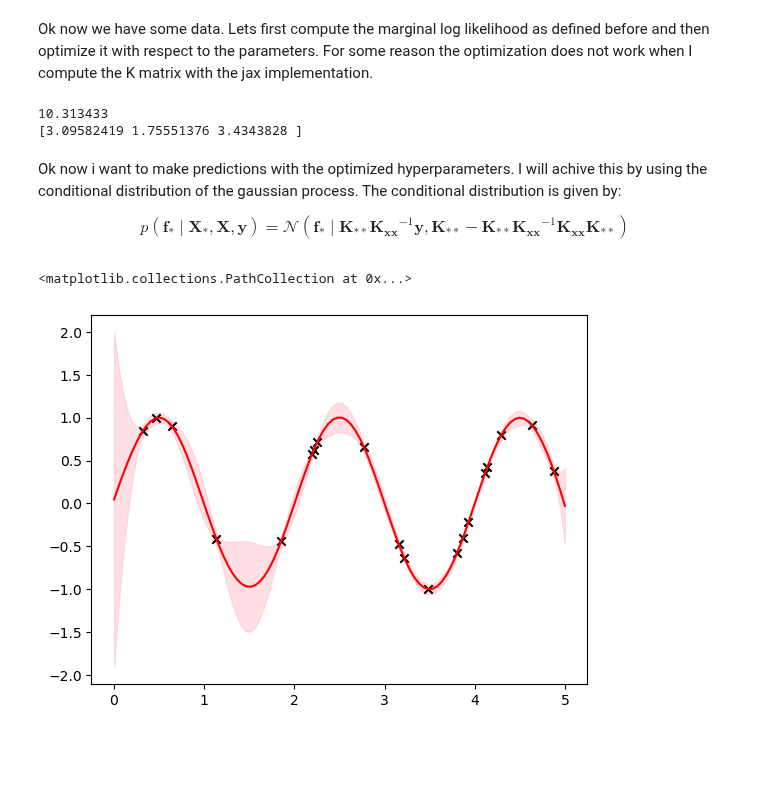
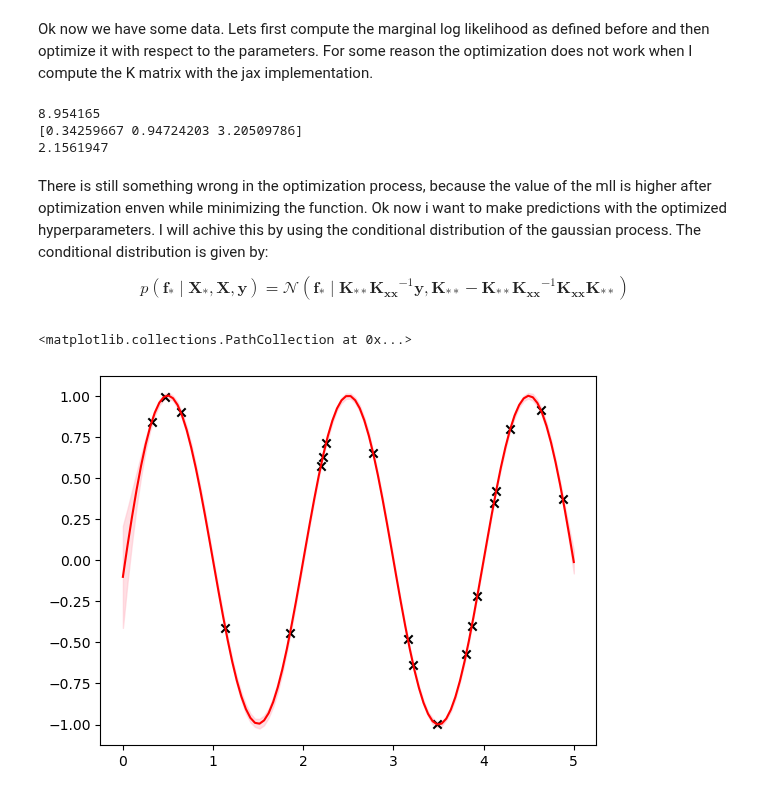
Before and after one commit to TobiLeitgeb/Code_bac, a Jupyter notebook: kernel_with_autograd.ipynb, the cells around one changed output. Saved outputs shown, nothing was run; the diff lists cells and outputs as text; code cells hidden in the pictures; blank space fills up the shorter version.

```diff
--- a/kernel_with_autograd.ipynb
+++ b/kernel_with_autograd.ipynb
@@ -174,4 +161,5 @@ Perfect! Both are the same.
 # %%
+@jit
 def B_autograd(x,x_bar, hyperparameters):
     params_rbf = hyperparameters[:2]
     nu = hyperparameters[2]
@@ -182,7 +170,8 @@ def B_autograd(x,x_bar, hyperparameters):
     second_derivative_x2 = grad(grad(rbf_kernel_single, argnums=1), argnums=1)
     second_derivative_x2_vectorized = vmap(vmap(second_derivative_x2, in_axes=(None, 0, None)), in_axes=(0, None, None))
 
-    return 2*nu**2*second_derivative_x2_vectorized(x, x_bar, params_rbf)
+    return -2*nu**2*second_derivative_x2_vectorized(x, x_bar, params_rbf)
+@jit
 def C_vectorized(x,x_bar,hyperparameters):
     params_rbf = hyperparameters[:2]
     nu = hyperparameters[2]
@@ -191,10 +180,15 @@ def C_vectorized(x,x_bar,hyperparameters):
     return nu**4*vectorized_rbf_kernel(x, x_bar, params_rbf)
 #compare with the scratch function
 hyperparameters = [1,3,4]
+x = np.linspace(0, 10, 100).reshape(-1,1)
+y = np.linspace(0, 10, 100).reshape(-1,1)
+x_1 = np.linspace(0, 10, 100)
+y_1 = np.linspace(0, 10, 100)
 print("B - comparison")
 # print(B_autograd(x_1,y_1,hyperparameters))
 # print(B_scratch(x,y,hyperparameters))
 print(np.allclose(B_autograd(x_1,y_1,hyperparameters),B_scratch(x,y,hyperparameters)), "B","\n")
+print((B_autograd(x_1,y_1,hyperparameters)-B_scratch(x,y,hyperparameters)).sum(),"B","\n")
 print("C - comparison")
 # print(C_vectorized(x_1,y_1,hyperparameters))
 # print(C_scratch(x,y,hyperparameters))
@@ -229,7 +225,7 @@ def create_derivative_matrix_jax(X, X_bar,noise, hyperparameters):
 
     return (A + B + C)
 # %%
-size = 50
+size = 100
 x_1, y_1 = np.linspace(0,1,size), np.linspace(0,2,size)
 hyperparameters = [1,3,4]
 x,y = np.linspace(0,1,size).reshape(-1,1), np.linspace(0,2,size).reshape(-1,1)
@@ -263,7 +259,7 @@ A = 1
 k = n * np.pi / L
 print(k, "k")
 n_samples = 20
-noise = 0.001
+noise = 0.0001
 # Compute the analytical solution
 def analytical_solution(x,k):
     return A*np.sin(k*x)
@@ -285,7 +281,7 @@ from scipy.optimize import minimize
 
 def log_marginal_likelihood(Kernel:callable, x,targets,data_noise,hyperparams):
     #gamma, sigma_f, nu = hyperparams[0],hyperparams[1],hyperparams[2
-    K = create_derivative_matrix_jax(x,x,data_noise,hyperparams) + data_noise * jnp.eye(len(x))
+    K = create_derivative_matrix_jax(x,x,data_noise,hyperparams) + data_noise * jnp.eye(len(x)) + 1e-6*jnp.eye(len(x)) #some extra jitter
 
     L = jnp.linalg.cholesky(K)
     alpha = jnp.linalg.solve(L.T, np.linalg.solve(L, targets))
@@ -306,7 +302,7 @@ def optimization_restarts(Kernel: callable,n_restarts, X, X_bar, targets, noise)
     best_mll = np.inf
     best_theta = np.zeros((3))
     for i in range(n_restarts):
-        rng = np.random.default_rng(seed=42)
+        rng = np.random.default_rng(seed=3)
         theta_initial = rng.uniform(0,4,3)
         res = minimize(log_marginal_likelihood_to_optimize(Kernel, X, targets, noise), x0=theta_initial,
                     method='L-BFGS-B', bounds=((1e-5, None), (1e-5, None), (1e-5, None)))
@@ -315,36 +311,38 @@ def optimization_restarts(Kernel: callable,n_restarts, X, X_bar, targets, noise)
             best_theta = res.x
     return best_theta
 
-res = optimization_restarts(create_derivative_matrix_jax,5,x_train,x_train,targets_train,noise)
+res = optimization_restarts(create_derivative_matrix_jax,100,x_train,x_train,targets_train,noise)
 print(res)
+print(log_marginal_likelihood(create_derivative_matrix_jax,x_train,targets_train,noise,hyperparams=res))
 # %% [output]
-10.313433
-[3.09582419 1.75551376 3.4343828 ]
+8.954165
+[0.34259667 0.94724203 3.20509786]
+2.1561947
 # %% [markdown]
-Ok now i want to make predictions with the optimized hyperparameters. I will achive this by using the conditional distribution of the gaussian process. The conditional distribution is given by:
+There is still something wrong in the optimization process, because the value of the mll is higher after optimization enven while minimizing the function. Ok now i want to make predictions with the optimized hyperparameters. I will achive this by using the conditional distribution of the gaussian process. The conditional distribution is given by:
 \begin{align*}
 p(\mathbf{f_*} \mid \mathbf{X_*}, \mathbf{X}, \mathbf{y}) = \mathcal{N}(\mathbf{f_*} \mid \mathbf{K_{**}}\mathbf{K_{xx}}^{-1}\mathbf{y}, \mathbf{K_{**}} - \mathbf{K_{**}}\mathbf{K_{xx}}^{-1}\mathbf{K_{xx}}\mathbf{K_{**}})
 \end{align*}
 # %%
 from gaussian_processes_util import plot_gp
 
 def posterior_distribution(Kernel:callable, X, X_bar,noise_data, hyperparams):
     K = create_derivative_matrix_jax(X, X,noise_data,hyperparams) + noise_data * jnp.eye(len(X))
     K_s = create_derivative_matrix_jax(X, X_bar,noise_data,hyperparams)
     K_ss = create_derivative_matrix_jax(X_bar, X_bar,noise_data,hyperparams)
     L = jnp.linalg.cholesky(K)
     alpha = jnp.linalg.solve(L.T, np.linalg.solve(L, targets_train))
     f_star = jnp.dot(K_s.T, alpha)
     v = jnp.linalg.solve(L, K_s)
     var_f_star = K_ss - jnp.dot(v.T, v)
     return f_star, var_f_star
-hyperparameters = [1,1.7,3.4]
+hyperparameters = res#[1,1.7,3.4]
 f_star, var_f_star = posterior_distribution(create_derivative_matrix_jax,x_train,x_test,noise,hyperparams = hyperparameters)
 var_plot = jnp.diag(var_f_star)
 plt.plot(x_test, f_star, 'r-', label='Predictive mean')
 
 plt.fill_between(x_test, f_star - 2 * jnp.sqrt(var_plot), f_star + 2 * jnp.sqrt(var_plot), color='pink',alpha = 0.5, label='95% confidence interval')
 plt.scatter(x_train, targets_train, label='Training data', color='black', marker='x')
 # %% [output]
 <matplotlib.collections.PathCollection at 0x...>
-[figure, old version]
+[figure, new version]
```
Also changed, not shown: parts of 12 cells of this notebook, 2 other files.
